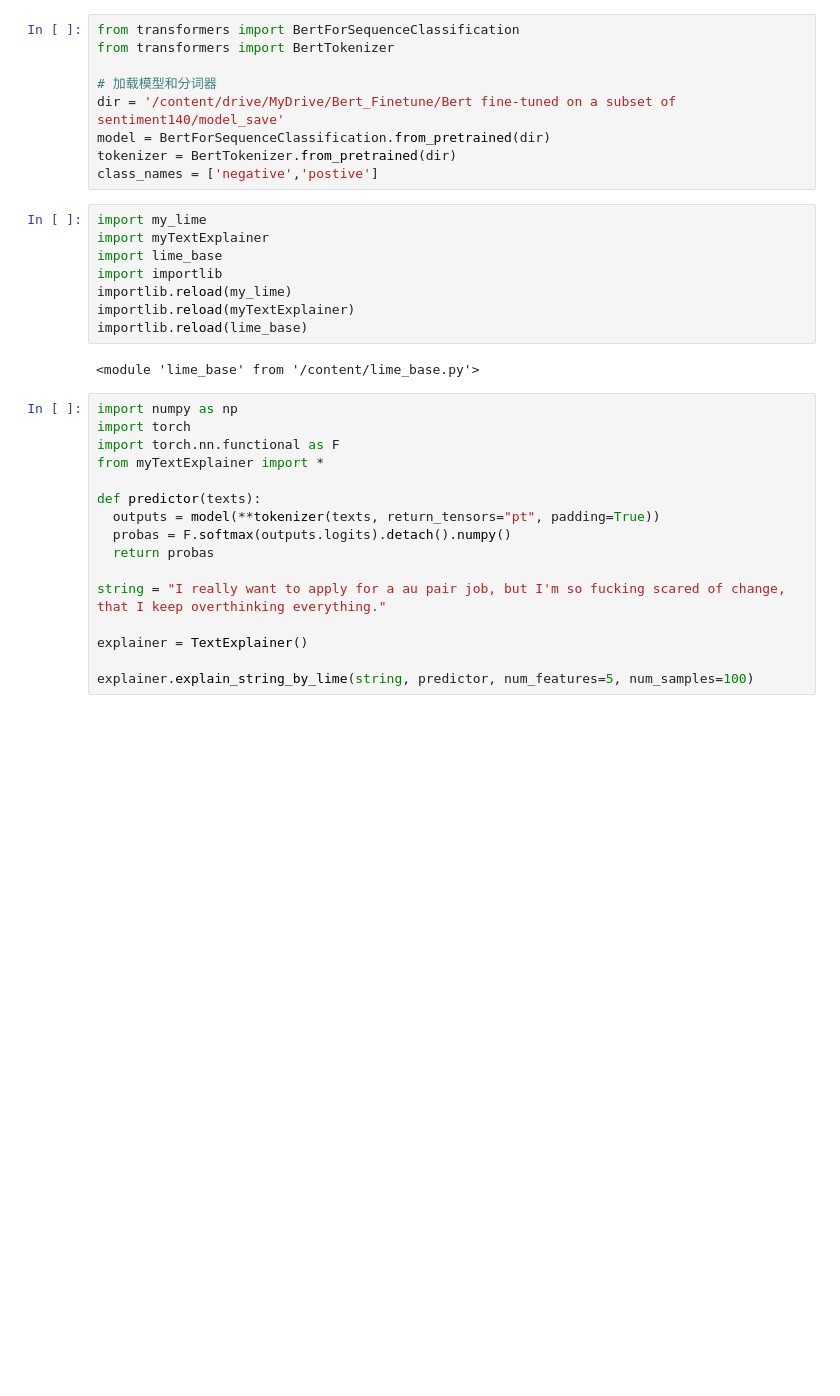
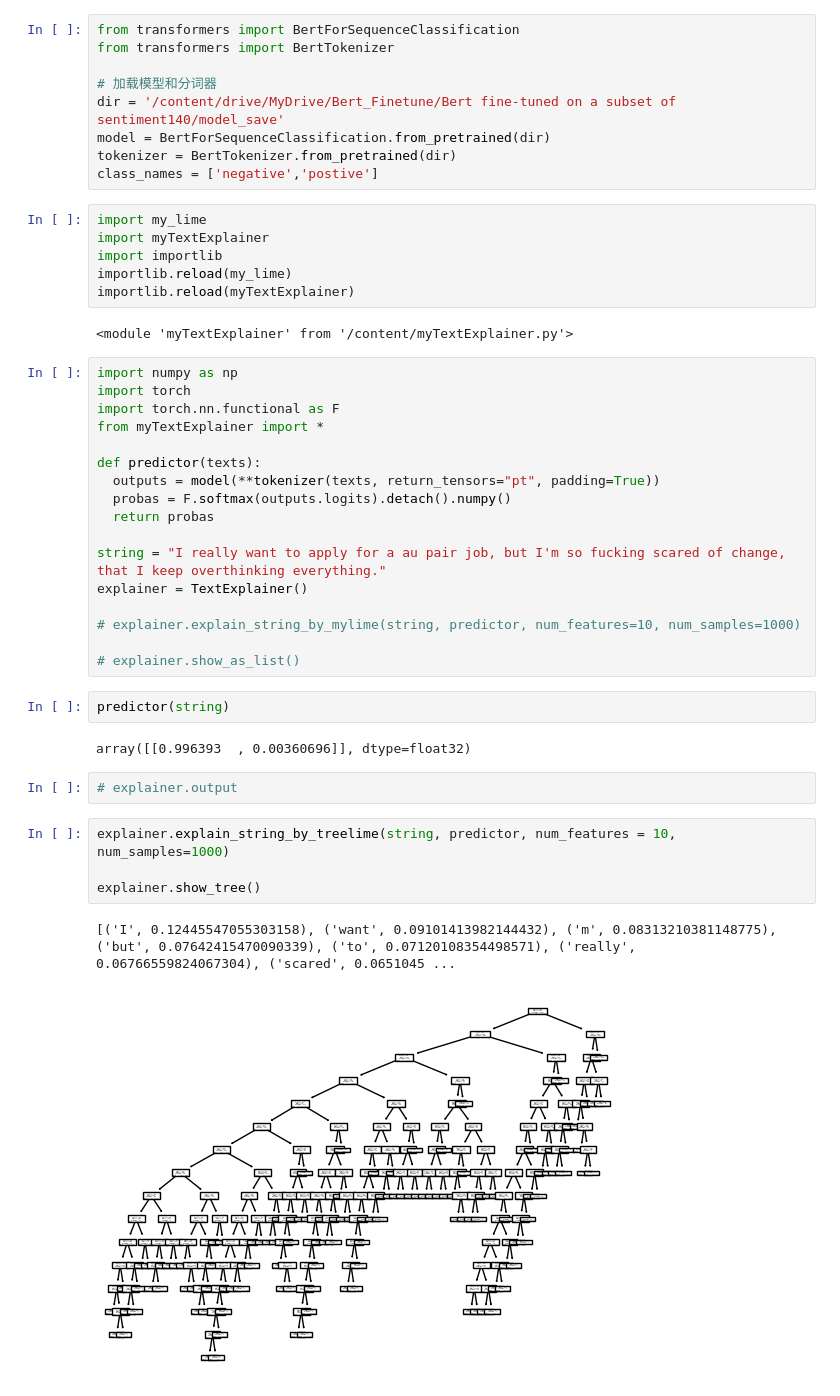
Before and after one commit to icarushhh/MSRA-myLime, a Jupyter notebook: my_lime.ipynb, the cells around one changed output. Cells and saved outputs as stored; diff of their text form; blank space fills up the shorter version.

Commit message:
add sp-pick and decisiontree lime

```diff
--- a/my_lime.ipynb
+++ b/my_lime.ipynb
@@ -37,13 +37,11 @@ class_names = ['negative','postive']
 # %%
 import my_lime
 import myTextExplainer
-import lime_base
 import importlib
 importlib.reload(my_lime)
 importlib.reload(myTextExplainer)
-importlib.reload(lime_base)
 # %% [output]
-<module 'lime_base' from '/content/lime_base.py'>
+<module 'myTextExplainer' from '/content/myTextExplainer.py'>
 # %%
 import numpy as np
 import torch
@@ -56,8 +54,22 @@ def predictor(texts):
   return probas
 
 string = "I really want to apply for a au pair job, but I'm so fucking scared of change, that I keep overthinking everything."
-
 explainer = TextExplainer()
 
-explainer.explain_string_by_lime(string, predictor, num_features=5, num_samples=100)
+# explainer.explain_string_by_mylime(string, predictor, num_features=10, num_samples=1000)
+
+# explainer.show_as_list()
+# %%
+predictor(string)
+# %% [output]
+array([[0.996393  , 0.00360696]], dtype=float32)
+# %%
+# explainer.output
+# %%
+explainer.explain_string_by_treelime(string, predictor, num_features = 10, num_samples=1000)
+
+explainer.show_tree()
+# %% [output]
+[('I', 0.12445547055303158), ('want', 0.09101413982144432), ('m', 0.08313210381148775), ('but', 0.07642415470090339), ('to', 0.07120108354498571), ('really', 0.06766559824067304), ('scared', 0.0651045 ...
+[figure, added]
 # %%
```
Also changed, not shown: parts of 5 cells of this notebook, 5 other files.
